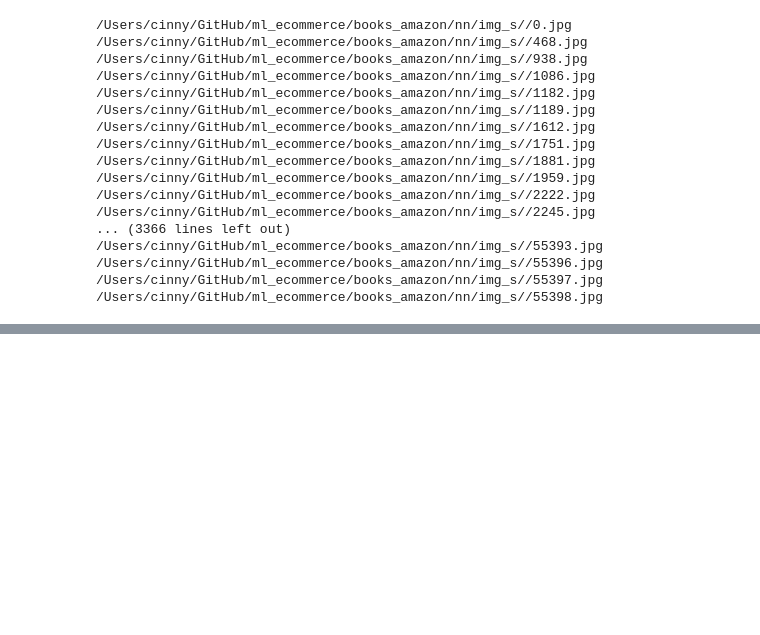
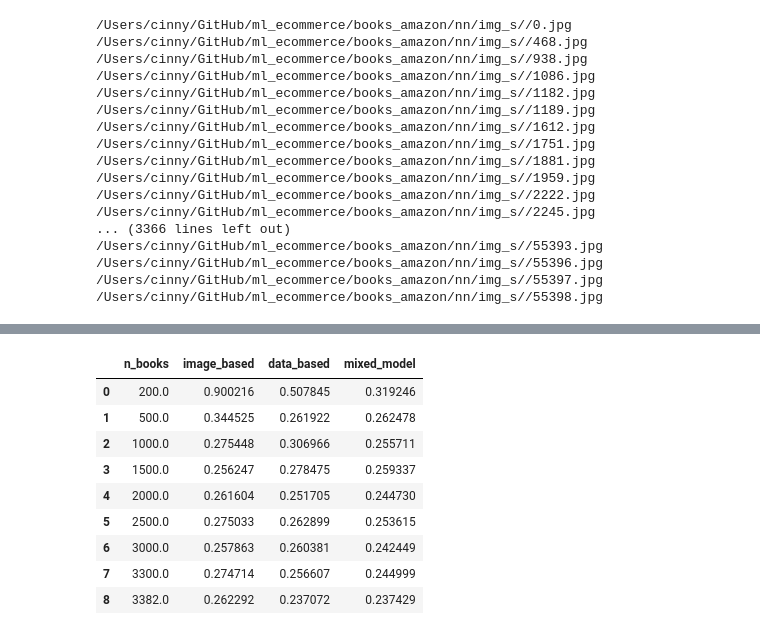
Before and after one commit to CinnyLin/book_rec_sys, a Jupyter notebook: books_amazon/nn/bookCover.ipynb, the cells around one changed output, grey strips where cells are left out. Cells and saved outputs as stored; diff of their text form; code cells hidden in the pictures; blank space fills up the shorter version.

```diff
--- a/books_amazon/nn/bookCover.ipynb
+++ b/books_amazon/nn/bookCover.ipynb
@@ -151,15 +150,14 @@ def create_user_book_data(train_df, test_df, df, scaling):
     test_Y = test_df['average_rating']
 
     # Continous data
-    cont = ['year', 'pages']
+    cont = ['year', 'pages', 'ratings_count', 'text_reviews_count']
     cs = MinMaxScaler()
 
     trainCont = cs.fit_transform(train_df[cont])
     testCont = cs.transform(test_df[cont])
 
     # Categorical data
-    #categ = ['author', 'title', 'firstgenre']
-    categ = ['author', 'title', 'publisher']
+    categ = ['author', 'title', 'publisher', 'language_code']
 
     for j in range(len(categ)):
         bin = LabelBinarizer().fit(df[categ[j]])
@@ -299,5 +301,5 @@ images = images / 255.0
 NN_type = np.asarray([1, 2, 3])
 scaling = 5  # rating normalization
 # %%
-n_train = np.asarray([20, 200, 500, 1000, 1500, 2000, 2200, 2500, 3300, df.shape[0]])
+n_train = np.asarray([200, 500, 1000, 1500, 2000, 2500, 3000, 3300, df.shape[0]])
 # %%
@@ -430,5 +432,17 @@ Epoch 25/25
 [INFO] predicting book ratings...
 # %%
 fullRMSE = pd.DataFrame(
-    {'n_users': RMS[:, 0], 'image_based': RMS[:, 1], 'data_based': RMS[:, 2], 'mixed_model': RMS[:, 3]})
+    {'n_books': RMS[:, 0], 'image_based': RMS[:, 1], 'data_based': RMS[:, 2], 'mixed_model': RMS[:, 3]})
 fullRMSE.to_csv(save_path + r'/all_RMSE.csv', index=False)
+fullRMSE
+# %% [output]
+|  | n_books | image_based | data_based | mixed_model |
+| 0 | 200.0 | 0.900216 | 0.507845 | 0.319246 |
+| 1 | 500.0 | 0.344525 | 0.261922 | 0.262478 |
+| 2 | 1000.0 | 0.275448 | 0.306966 | 0.255711 |
+| 3 | 1500.0 | 0.256247 | 0.278475 | 0.259337 |
+| 4 | 2000.0 | 0.261604 | 0.251705 | 0.244730 |
+| 5 | 2500.0 | 0.275033 | 0.262899 | 0.253615 |
+| 6 | 3000.0 | 0.257863 | 0.260381 | 0.242449 |
+| 7 | 3300.0 | 0.274714 | 0.256607 | 0.244999 |
+| 8 | 3382.0 | 0.262292 | 0.237072 | 0.237429 |
```
Also changed, not shown: parts of 7 cells of this notebook, 21 other files.
